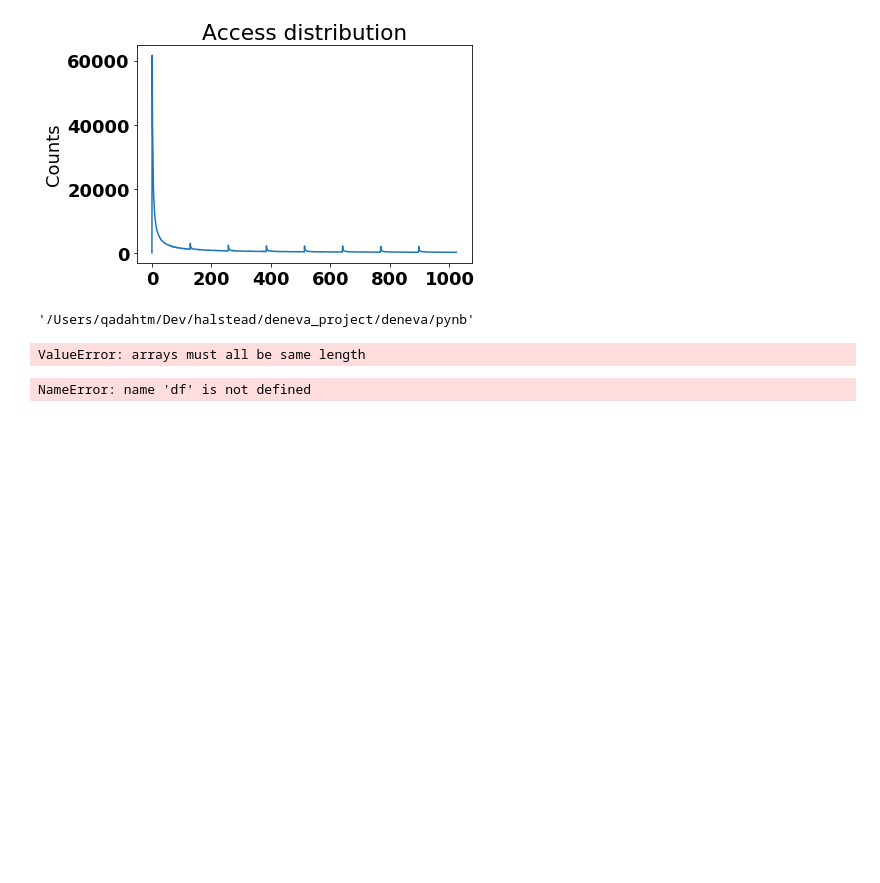
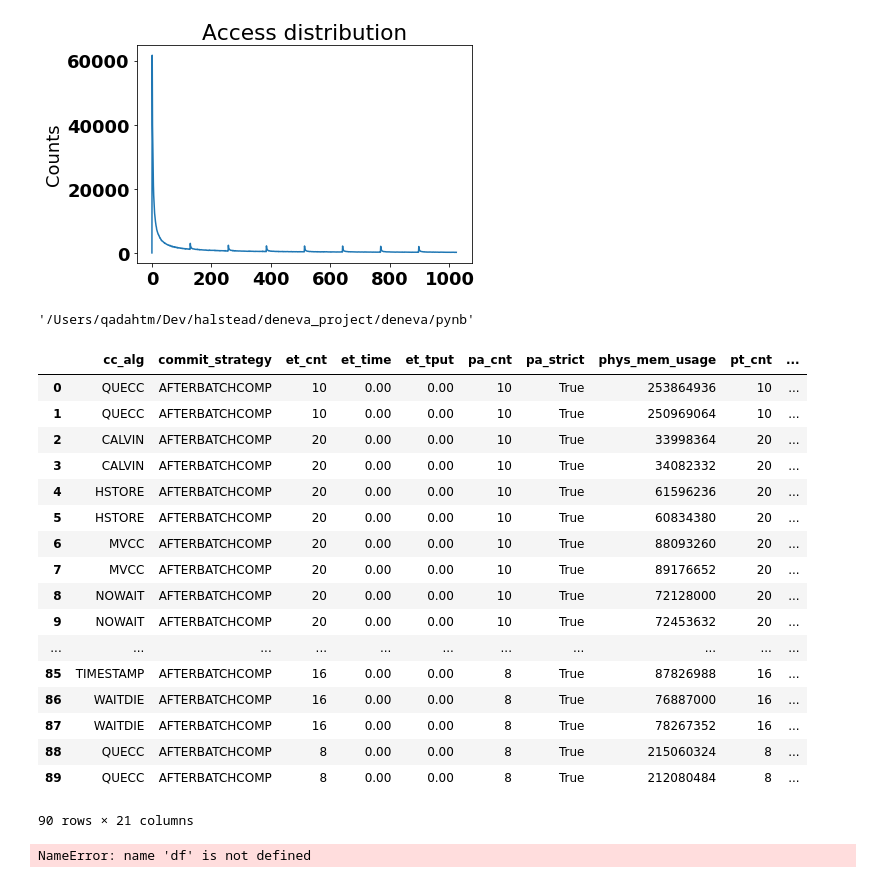
Before and after one commit to qadahtm/deneva, a Jupyter notebook: pynb/QueCC.ipynb, the cells around one changed output. Saved outputs shown, nothing was run; the diff lists cells and outputs as text; code cells hidden in the pictures; blank space fills up the shorter version.

```diff
--- a/pynb/QueCC.ipynb
+++ b/pynb/QueCC.ipynb
@@ -548,6 +548,7 @@ def parse_directory(directory):
                 data['total_tput'].append(float(0))
 
             data['virt_mem_usage'].append(int(e_data['virt_mem_usage']))
+            data['phys_mem_usage'].append(int(e_data['virt_mem_usage']))
             data['pa_cnt'].append(pa_cnt)
             data['pa_strict'].append(pa_s)
             data['pt_perc'].append(pt_perc)
@@ -557,34 +558,51 @@ def parse_directory(directory):
             data['et_cnt'].append(et_cnt)
             data['et_time'].append(float(e_data['et_time']))
             data['et_tput'].append(float(e_data['et_tput']))
             data['trial_no'].append(int(trial_num))
             data['seq_no'].append(int(seq_num))
             data['zipf_theta'].append('{:.2f}'.format(float(e_data['g_zipf_theta'])))
     return data
 
 ddata = parse_directory(directory)
 # print(data)
 s_theta = '0.95'
 s_w_thd = 32
 df = pd.DataFrame(ddata)
 # group_theta = df.groupby('zipf_theta')
 # df = df[df.worker_cnt!=56]
 # df = df[df.worker_cnt>24]
 # df = df[df.cc_alg == 'QUECC']
 # df = df[df.zipf_theta == s_theta]
 # df = df[df.zipf_theta == '0.0']
 # df = df[df.zipf_theta == '0.6']
 # df = df[df.worker_cnt == s_w_thd]
 # df = df[df.commit_strategy != 'IMMEDIATE']
 # df = df[df.et_tput != 0]
 # df = df[df.pt_perc == 50]
 # df = df[df.pt_perc != 25]
 # df = df[df.pt_perc == 100]
 # df = df[df.worker_cnt !=8]
 # df = df[df.cc_alg != 'OCC']
 df
 # %% [output]
+|  | cc_alg | commit_strategy | et_cnt | et_time | et_tput | pa_cnt | pa_strict | phys_mem_usage | pt_cnt | ... |
+| 0 | QUECC | AFTERBATCHCOMP | 10 | 0.00 | 0.00 | 10 | True | 253864936 | 10 | ... |
+| 1 | QUECC | AFTERBATCHCOMP | 10 | 0.00 | 0.00 | 10 | True | 250969064 | 10 | ... |
+| 2 | CALVIN | AFTERBATCHCOMP | 20 | 0.00 | 0.00 | 10 | True | 33998364 | 20 | ... |
+| 3 | CALVIN | AFTERBATCHCOMP | 20 | 0.00 | 0.00 | 10 | True | 34082332 | 20 | ... |
+| 4 | HSTORE | AFTERBATCHCOMP | 20 | 0.00 | 0.00 | 10 | True | 61596236 | 20 | ... |
+| 5 | HSTORE | AFTERBATCHCOMP | 20 | 0.00 | 0.00 | 10 | True | 60834380 | 20 | ... |
+| 6 | MVCC | AFTERBATCHCOMP | 20 | 0.00 | 0.00 | 10 | True | 88093260 | 20 | ... |
+| 7 | MVCC | AFTERBATCHCOMP | 20 | 0.00 | 0.00 | 10 | True | 89176652 | 20 | ... |
+| 8 | NOWAIT | AFTERBATCHCOMP | 20 | 0.00 | 0.00 | 10 | True | 72128000 | 20 | ... |
+| 9 | NOWAIT | AFTERBATCHCOMP | 20 | 0.00 | 0.00 | 10 | True | 72453632 | 20 | ... |
+| ... | ... | ... | ... | ... | ... | ... | ... | ... | ... | ... |
+| 85 | TIMESTAMP | AFTERBATCHCOMP | 16 | 0.00 | 0.00 | 8 | True | 87826988 | 16 | ... |
+| 86 | WAITDIE | AFTERBATCHCOMP | 16 | 0.00 | 0.00 | 8 | True | 76887000 | 16 | ... |
+| 87 | WAITDIE | AFTERBATCHCOMP | 16 | 0.00 | 0.00 | 8 | True | 78267352 | 16 | ... |
+| 88 | QUECC | AFTERBATCHCOMP | 8 | 0.00 | 0.00 | 8 | True | 215060324 | 8 | ... |
+| 89 | QUECC | AFTERBATCHCOMP | 8 | 0.00 | 0.00 | 8 | True | 212080484 | 8 | ... |
-ValueError: arrays must all be same length
+90 rows × 21 columns
 # %%
 # dff.loc[dff['cc_alg'] == 'OCC']
 df
```
Also changed, not shown: parts of 2 cells of this notebook, 7 other files.
